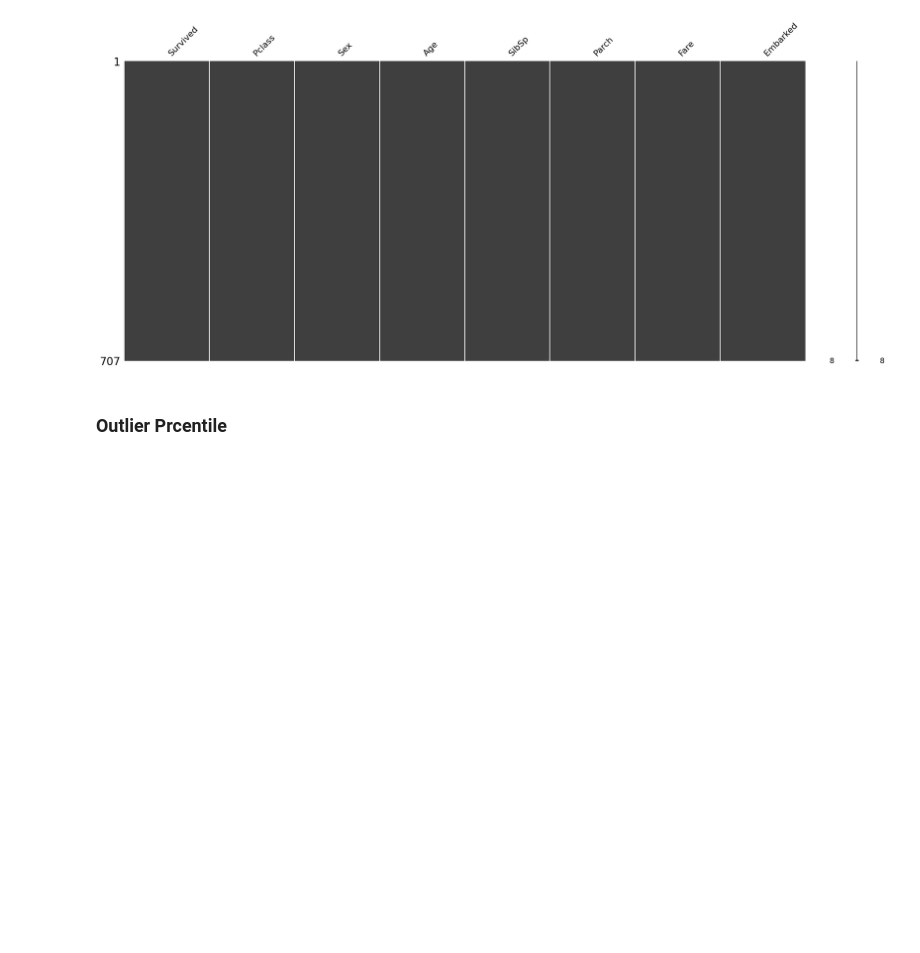
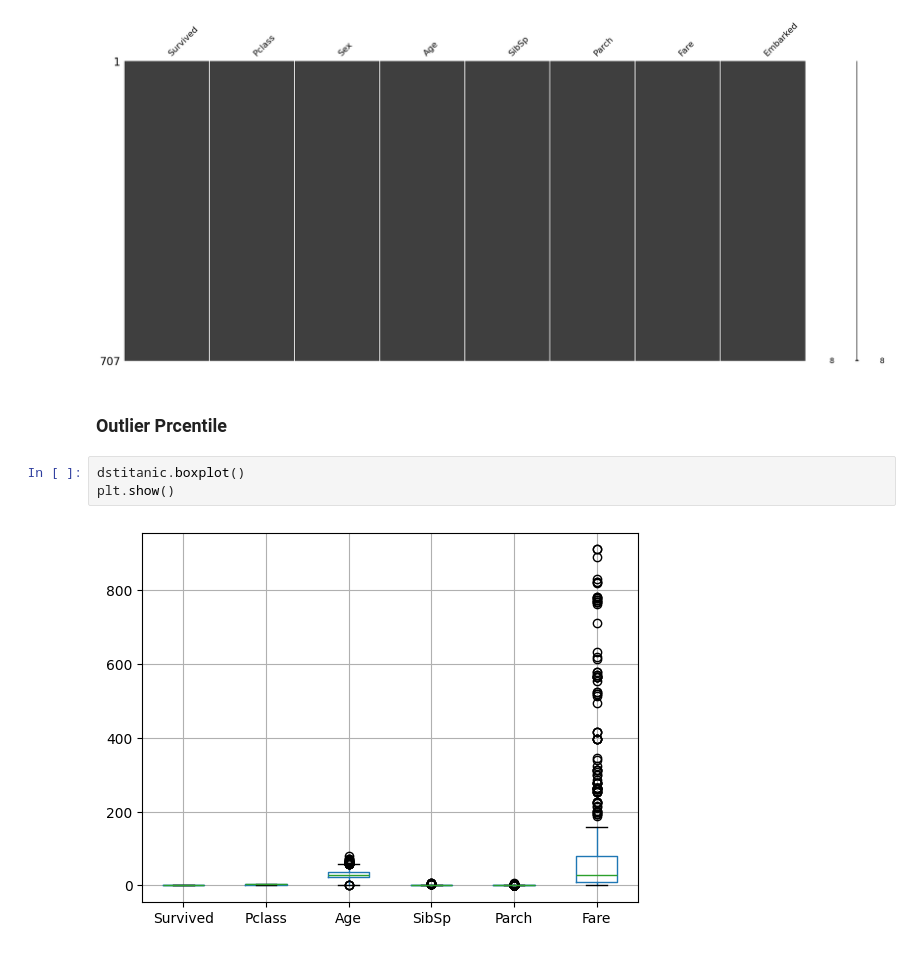
Before and after one commit to Rafluz/Titanic, a Jupyter notebook: praprocesingprecentile.ipynb, the cells around one changed output. Cells and saved outputs as stored; diff of their text form; blank space fills up the shorter version.

```diff
--- a/praprocesingprecentile.ipynb
+++ b/praprocesingprecentile.ipynb
@@ -223,3 +227,8 @@ msno.matrix(dstitanic)
 [figure]
 # %% [markdown]
 ### Outlier Prcentile
+# %%
+dstitanic.boxplot()
+plt.show()
+# %% [output]
+[figure, added]
```
Also changed, not shown: parts of 6 cells of this notebook, 2 other files.
